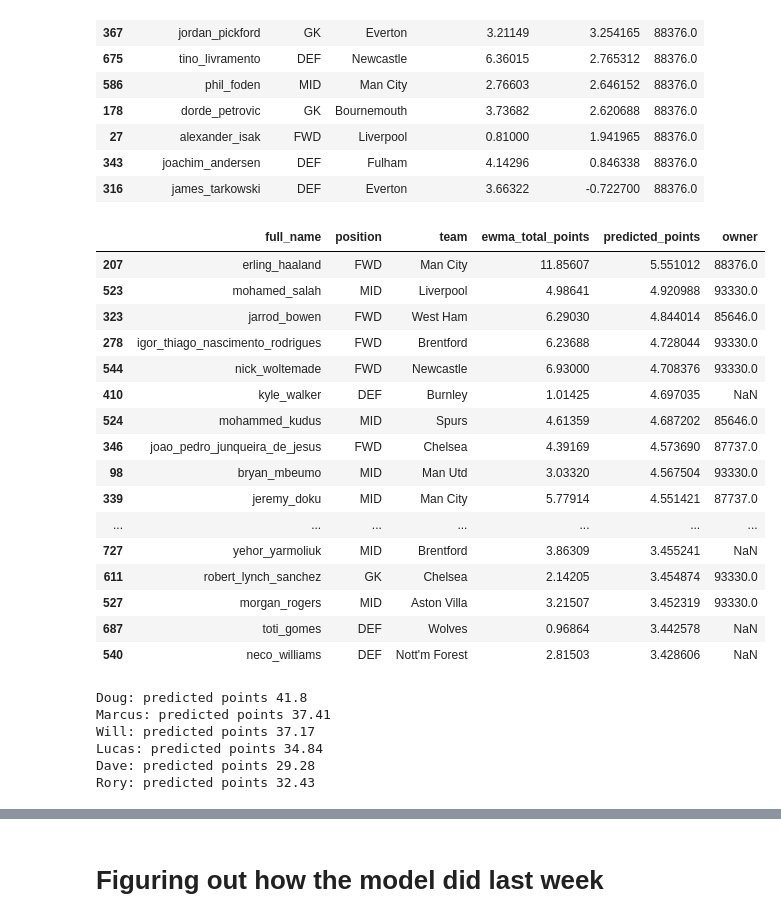
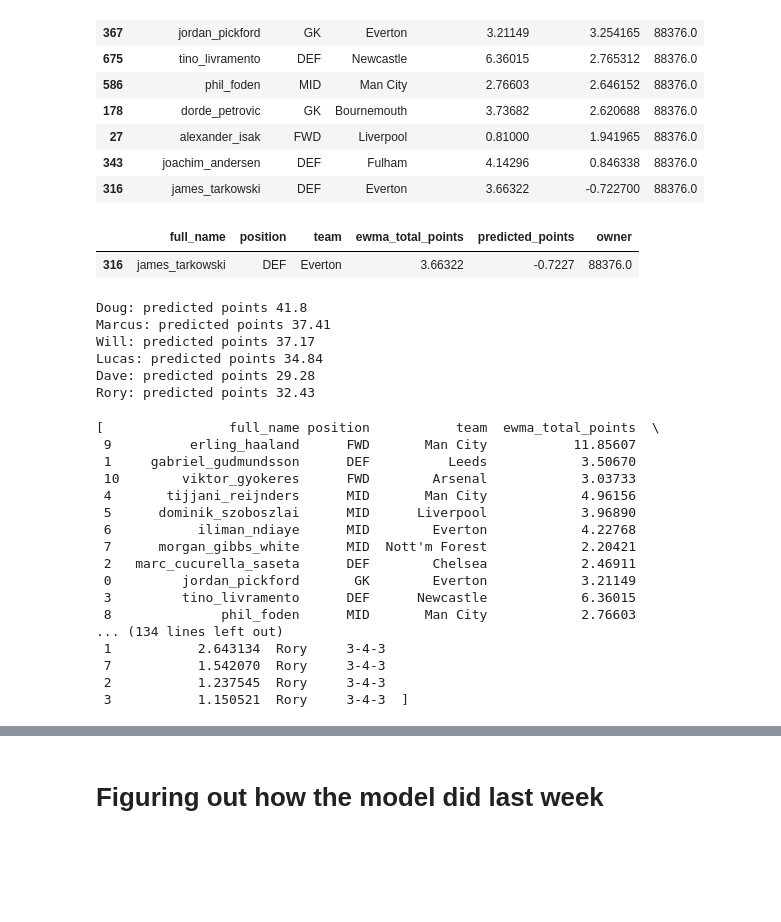
Before and after one commit to doug-ellis/draft_fpl_2526, a Jupyter notebook: transfer/outputs/looking_gw7.ipynb, the cells around one changed output, grey strips where cells are left out. Drawn from its saved outputs; the diff is of its cells as text; code cells hidden in the pictures; blank space fills up the shorter version.

```diff
--- a/transfer/outputs/looking_gw7.ipynb
+++ b/transfer/outputs/looking_gw7.ipynb
@@ -52,23 +52,8 @@ df_de
 | 343 | joachim_andersen | DEF | Fulham | 4.14296 | 0.846338 | 88376.0 |
 | 316 | james_tarkowski | DEF | Everton | 3.66322 | -0.722700 | 88376.0 |
 # %%
-df_sorted.head(50)
+df_sorted.query('full_name=="james_tarkowski"').head(50)
 # %% [output]
 |  | full_name | position | team | ewma_total_points | predicted_points | owner |
-| 207 | erling_haaland | FWD | Man City | 11.85607 | 5.551012 | 88376.0 |
-| 523 | mohamed_salah | MID | Liverpool | 4.98641 | 4.920988 | 93330.0 |
-| 323 | jarrod_bowen | FWD | West Ham | 6.29030 | 4.844014 | 85646.0 |
-| 278 | igor_thiago_nascimento_rodrigues | FWD | Brentford | 6.23688 | 4.728044 | 93330.0 |
-| 544 | nick_woltemade | FWD | Newcastle | 6.93000 | 4.708376 | 93330.0 |
-| 410 | kyle_walker | DEF | Burnley | 1.01425 | 4.697035 | NaN |
-| 524 | mohammed_kudus | MID | Spurs | 4.61359 | 4.687202 | 85646.0 |
-| 346 | joao_pedro_junqueira_de_jesus | FWD | Chelsea | 4.39169 | 4.573690 | 87737.0 |
-| 98 | bryan_mbeumo | MID | Man Utd | 3.03320 | 4.567504 | 93330.0 |
-| 339 | jeremy_doku | MID | Man City | 5.77914 | 4.551421 | 87737.0 |
-| ... | ... | ... | ... | ... | ... | ... |
-| 727 | yehor_yarmoliuk | MID | Brentford | 3.86309 | 3.455241 | NaN |
-| 611 | robert_lynch_sanchez | GK | Chelsea | 2.14205 | 3.454874 | 93330.0 |
-| 527 | morgan_rogers | MID | Aston Villa | 3.21507 | 3.452319 | 93330.0 |
-| 687 | toti_gomes | DEF | Wolves | 0.96864 | 3.442578 | NaN |
-| 540 | neco_williams | DEF | Nott'm Forest | 2.81503 | 3.428606 | NaN |
+| 316 | james_tarkowski | DEF | Everton | 3.66322 | -0.7227 | 88376.0 |
 # %%
@@ -80,5 +65,25 @@ Will: predicted points 37.17
 Lucas: predicted points 34.84
 Dave: predicted points 29.28
 Rory: predicted points 32.43
+# %%
+pred_points
+# %% [output]
+[                full_name position           team  ewma_total_points  \
+ 9          erling_haaland      FWD       Man City           11.85607
+ 1     gabriel_gudmundsson      DEF          Leeds            3.50670
+ 10        viktor_gyokeres      FWD        Arsenal            3.03733
+ 4       tijjani_reijnders      MID       Man City            4.96156
+ 5      dominik_szoboszlai      MID      Liverpool            3.96890
+ 6           iliman_ndiaye      MID        Everton            4.22768
+ 7      morgan_gibbs_white      MID  Nott'm Forest            2.20421
+ 2   marc_cucurella_saseta      DEF        Chelsea            2.46911
+ 0         jordan_pickford       GK        Everton            3.21149
+ 3         tino_livramento      DEF      Newcastle            6.36015
+ 8              phil_foden      MID       Man City            2.76603
+... (134 lines left out)
+ 1           2.643134  Rory     3-4-3
+ 7           1.542070  Rory     3-4-3
+ 2           1.237545  Rory     3-4-3
+ 3           1.150521  Rory     3-4-3  ]
 # %%
 lw_results = pd.DataFrame({'User': ['Doug', 'Lucas', 'Will', 'Marcus', 'Dave', 'Rory'],
```
Also changed, not shown: parts of 9 cells of this notebook, 3 other files.
